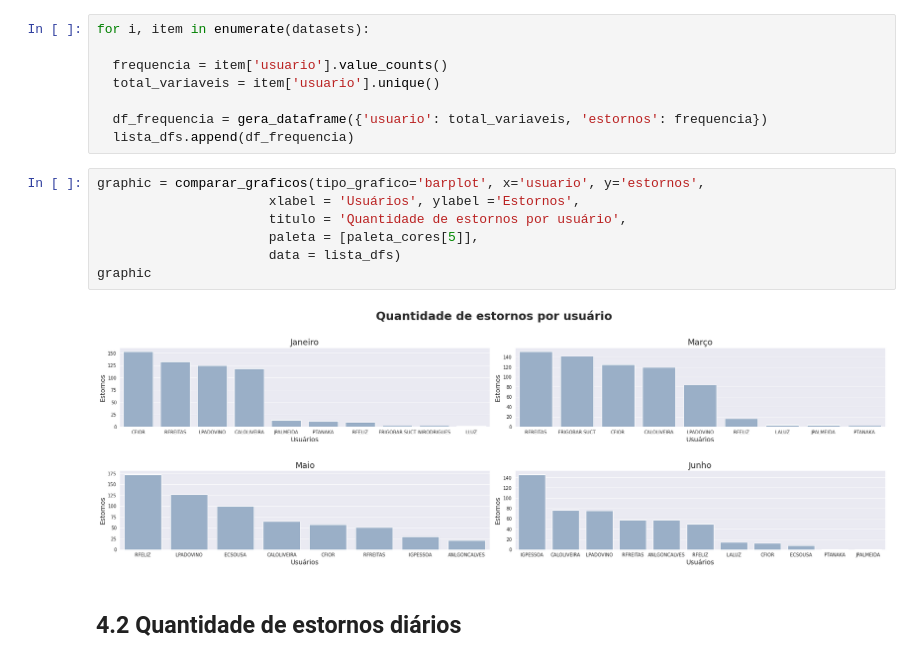
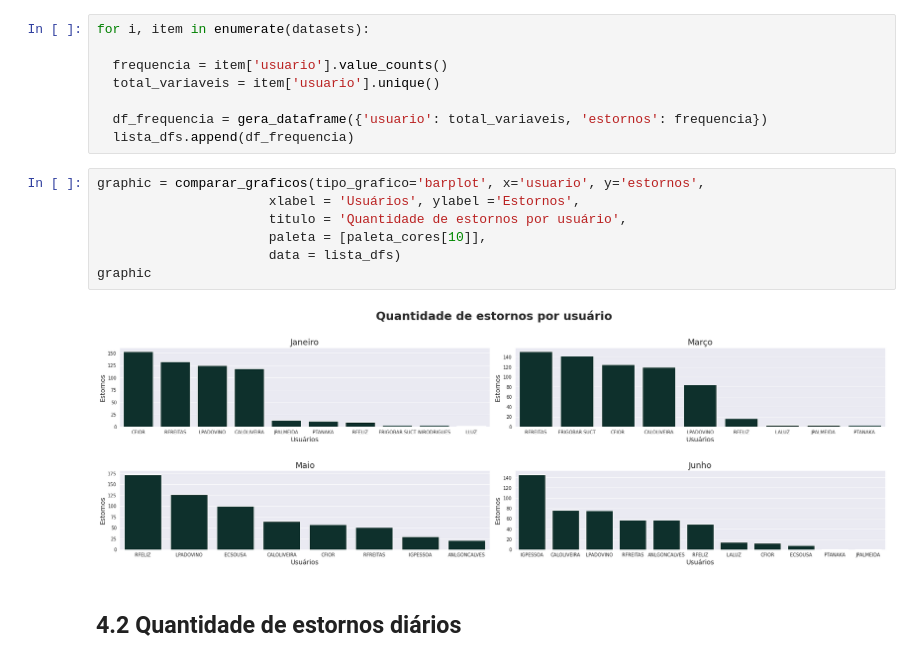
Before and after one commit to strawndri/slaviero-suct-data-analysis, a Jupyter notebook: Notebooks/analise_estornos.ipynb, the cells around one changed output. Drawn from its saved outputs; the diff is of its cells as text.

```diff
--- a/Notebooks/analise_estornos.ipynb
+++ b/Notebooks/analise_estornos.ipynb
@@ -267,12 +267,12 @@ for i, item in enumerate(datasets):
 # %%
 graphic = comparar_graficos(tipo_grafico='barplot', x='usuario', y='estornos',
                       xlabel = 'Usuários', ylabel ='Estornos',
                       titulo = 'Quantidade de estornos por usuário',
-                      paleta = [paleta_cores[5]],
+                      paleta = [paleta_cores[10]],
                       data = lista_dfs)
 graphic
 # %% [output]
-[figure, old version]
+[figure, new version]
 # %% [markdown]
 ## 4.2 Quantidade de estornos diários
 # %%
```
Also changed, not shown: parts of 4 cells of this notebook.
